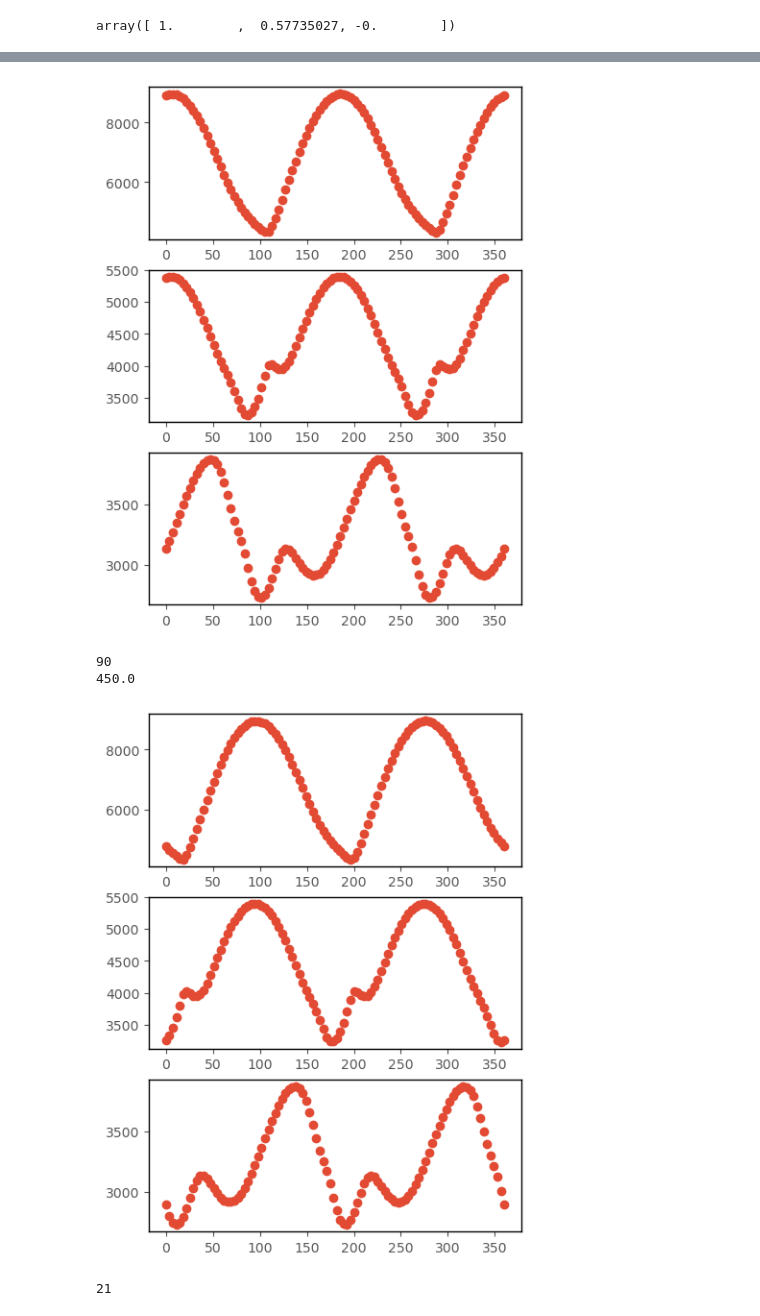
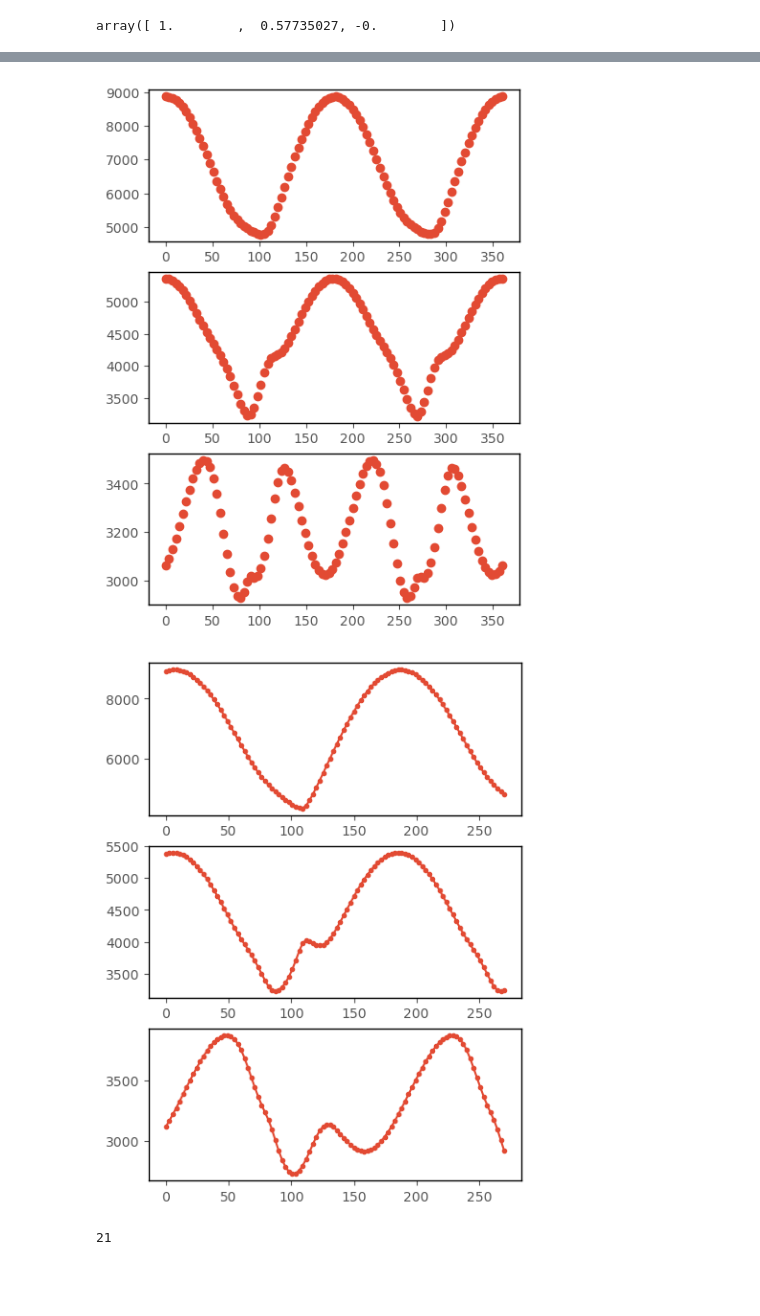
Before and after one commit to jordankando/brillouinfitting, a Jupyter notebook: 6_Burnman3_Elasticity_exercise_corrected.ipynb, the cells around one changed output, grey strips where cells are left out. Drawn from its saved outputs; the diff is of its cells as text; code cells hidden in the pictures; blank space fills up the shorter version.

```diff
--- a/6_Burnman3_Elasticity_exercise_corrected.ipynb
+++ b/6_Burnman3_Elasticity_exercise_corrected.ipynb
@@ -573,7 +575,7 @@ angles, vps, vs1s, vs2s = generate_sparse_test_data(mineral_type = anisotropy.Tr
                                             offset = 0,
                                             start_angle = 0.,
                                             end_angle = 360,
-                                            hkl_norm = np.array([1,1,0]),
+                                            hkl_norm = np.array([1,0,0]),
                                             unit_cell_params = [5.290, 9.173, 9.460, 90.46, 98.68, 90.09],
                                             rho = rho,
                                             n_data = 100,
@@ -590,9 +592,9 @@ plt.show()
 
 angles, vps, vs1s, vs2s = generate_sparse_test_data(mineral_type = anisotropy.TriclinicMaterial,
                                             Cijs = talc_stiffness,
-                                            offset = 90,
+                                            offset = np.random.rand() * 360,
                                             start_angle = 0.,
-                                            end_angle = 360,
+                                            end_angle = 270,
                                             hkl_norm = np.array([1,1,0]),
                                             unit_cell_params = [5.290, 9.173, 9.460, 90.46, 98.68, 90.09],
                                             rho = rho,
@@ -603,8 +605,8 @@ angles, vps, vs1s, vs2s = generate_sparse_test_data(mineral_type = anisotropy.Tr
 
 
 fig, ax = plt.subplots(3, 1, figsize = (5,7))
-ax[0].plot(angles, vps, 'o')
-ax[1].plot(angles, vs1s, 'o')
-ax[2].plot(angles, vs2s, 'o')
+ax[0].plot(angles, vps, '.-')
+ax[1].plot(angles, vs1s, '.-')
+ax[2].plot(angles, vs2s, '.-')
 plt.show()
 # %% [output]
@@ -613,7 +613,5 @@ plt.show()
-[figure, old version]
+[figure, new version]
-90
-450.0
-[figure, old version]
+[figure, new version]
 # %%
 print(len(talc_stiffness))
 # %% [output]
```
Also changed, not shown: parts of 11 cells of this notebook.
